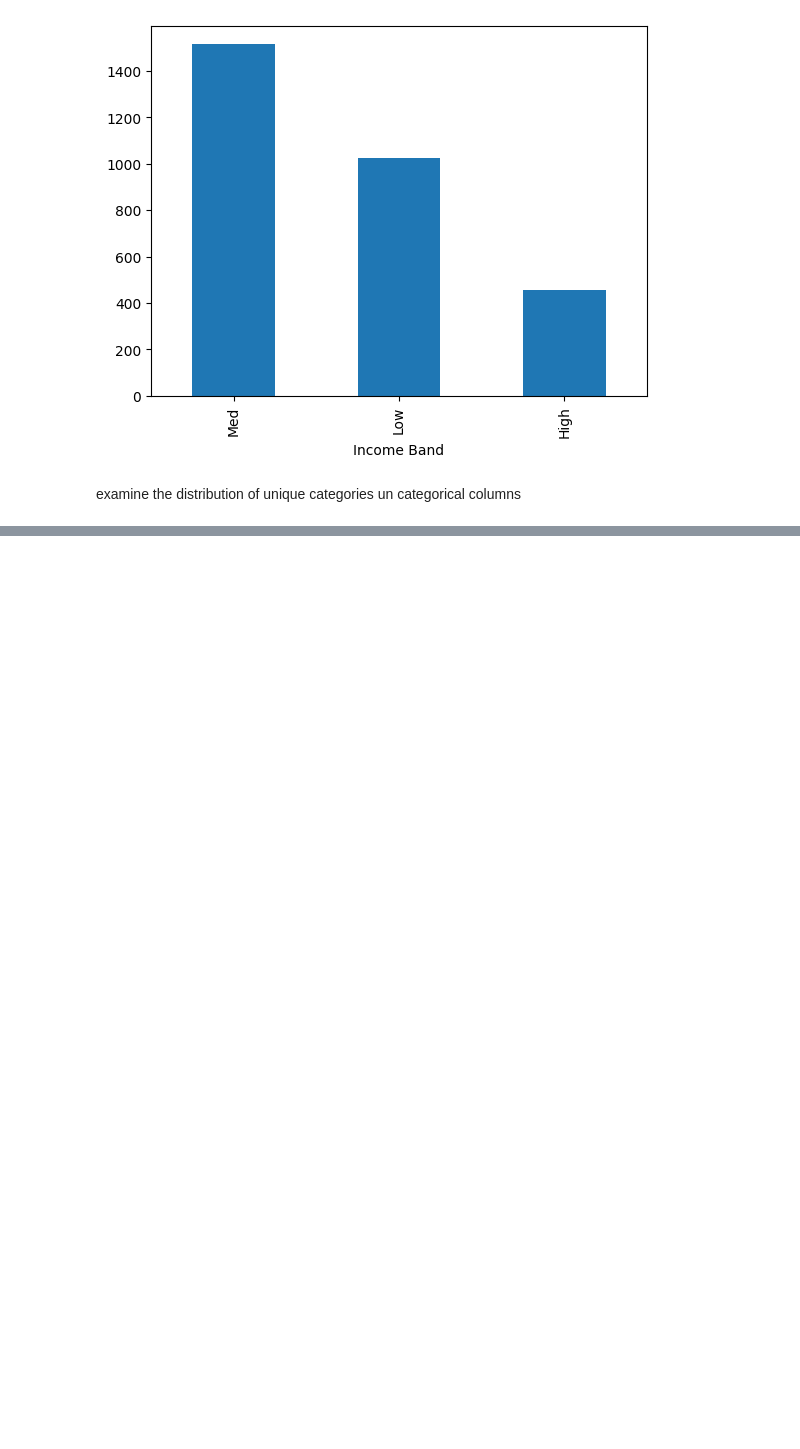
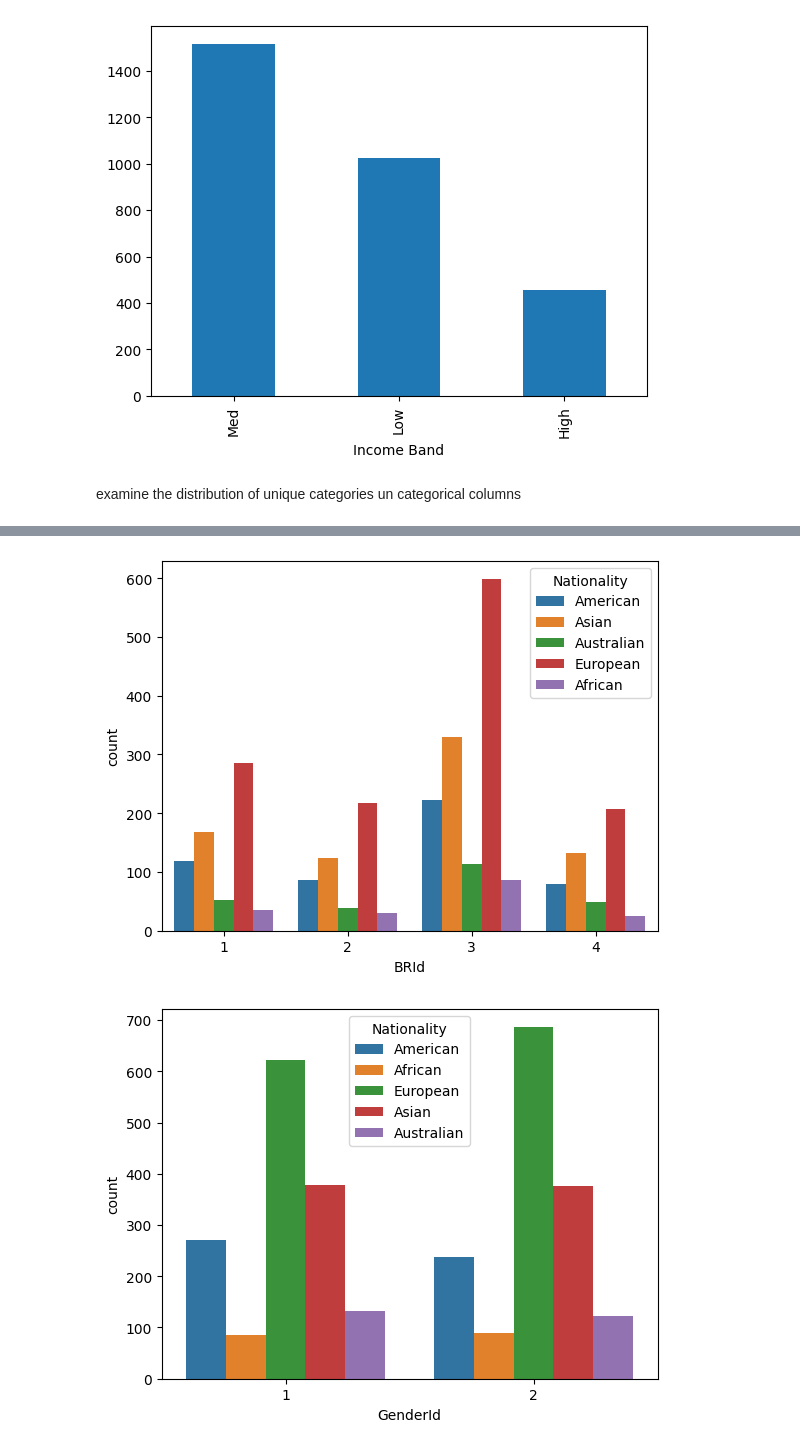
Before and after one commit to MeenakshiSinha23/Banking_Domain_Analysis, a Jupyter notebook: EDA.ipynb, the cells around one changed output, grey strips where cells are left out. Saved outputs shown, nothing was run; the diff lists cells and outputs as text; code cells hidden in the pictures; blank space fills up the shorter version.

```diff
--- a/EDA.ipynb
+++ b/EDA.ipynb
@@ -147,0 +254,7 @@ Name: count, Length: 195, dtype: int64
+# %%
+for i, predictor in enumerate(df[["BRId", "GenderId", "IAId", "Amount of Credit Cards", "Nationality", "Occupation", "Fee Structure", "Loyalty Classification", "Properties Owned", "Risk Weighting", "Income Band"]].columns):
+    plt.figure(i)
+    sns.countplot(data=df, x=predictor, hue='Nationality')
+# %% [output]
+[figure, added]
+[figure, added]
```
Also changed, not shown: parts of 14 cells of this notebook, 1 other file.
